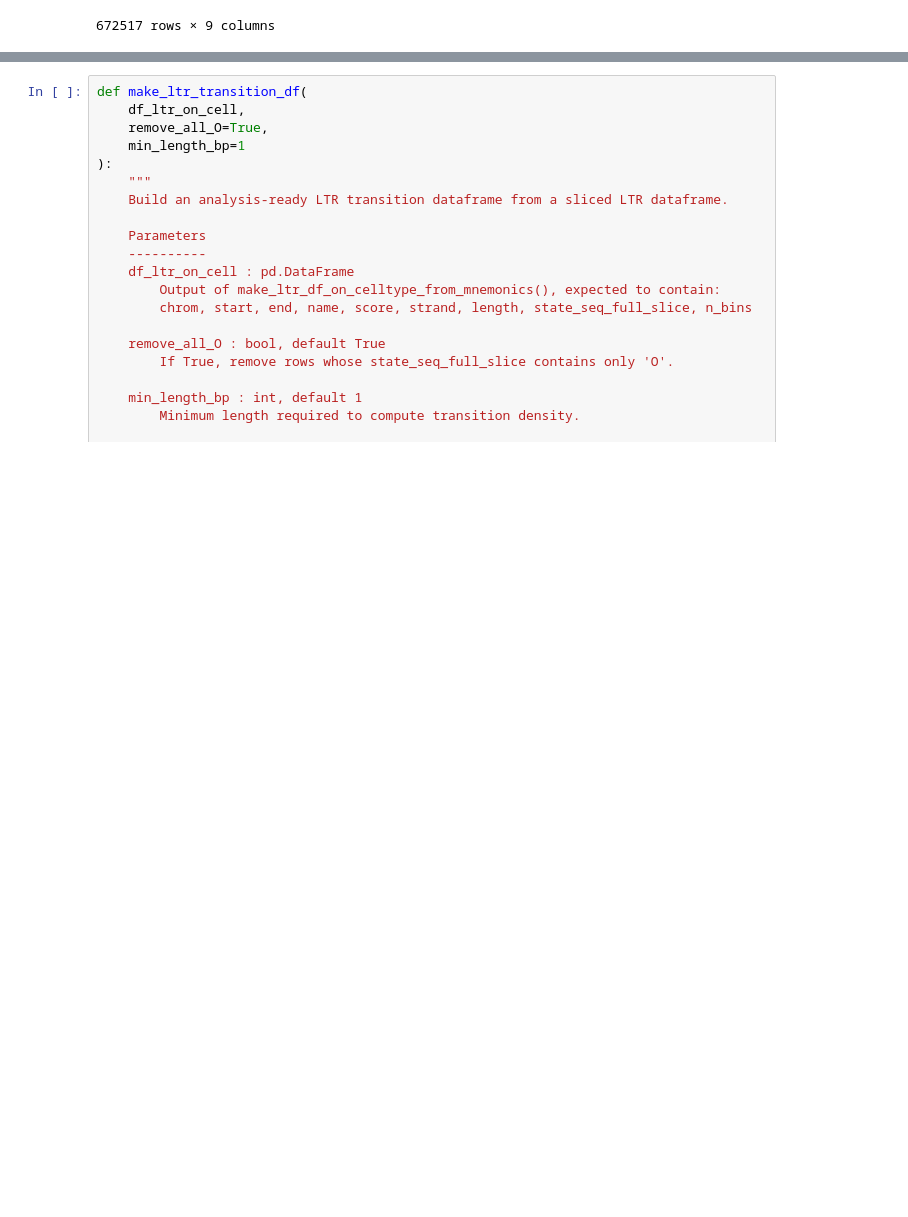
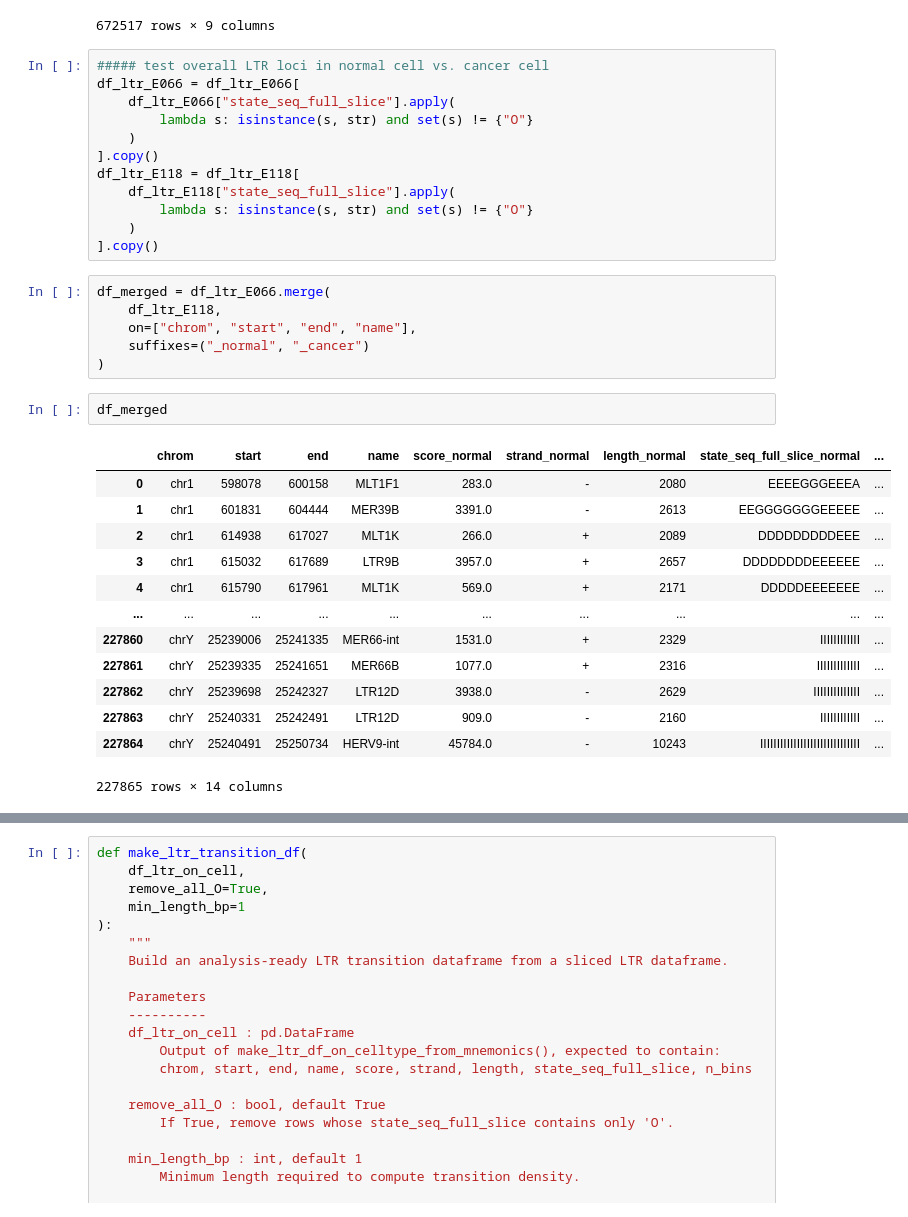
Before and after one commit to caocao0525/HERV, a Jupyter notebook: herv_util_test.ipynb, the cells around one changed output, grey strips where cells are left out. Saved outputs shown, nothing was run; the diff lists cells and outputs as text; blank space fills up the shorter version.

```diff
--- a/herv_util_test.ipynb
+++ b/herv_util_test.ipynb
@@ -227,3 +227,37 @@ df_ltr_E118
 | 719762 | chrY | 25240331 | 25242491 | LTR12D | 909.0 | - | 2160 | IIIIIIIIIIII | 12 |
 | 719763 | chrY | 25240491 | 25250734 | HERV9-int | 45784.0 | - | 10243 | IIIIIIIIIIIIIIIIIIIIIIIIIIII | 28 |
 672517 rows × 9 columns
+# %%
+##### test overall LTR loci in normal cell vs. cancer cell
+df_ltr_E066 = df_ltr_E066[
+    df_ltr_E066["state_seq_full_slice"].apply(
+        lambda s: isinstance(s, str) and set(s) != {"O"}
+    )
+].copy()
+df_ltr_E118 = df_ltr_E118[
+    df_ltr_E118["state_seq_full_slice"].apply(
+        lambda s: isinstance(s, str) and set(s) != {"O"}
+    )
+].copy()
+# %%
+df_merged = df_ltr_E066.merge(
+    df_ltr_E118,
+    on=["chrom", "start", "end", "name"],
+    suffixes=("_normal", "_cancer")
+)
+# %%
+df_merged
+# %% [output]
+|  | chrom | start | end | name | score_normal | strand_normal | length_normal | state_seq_full_slice_normal | ... |
+| 0 | chr1 | 598078 | 600158 | MLT1F1 | 283.0 | - | 2080 | EEEEGGGEEEA | ... |
+| 1 | chr1 | 601831 | 604444 | MER39B | 3391.0 | - | 2613 | EEGGGGGGGEEEEE | ... |
+| 2 | chr1 | 614938 | 617027 | MLT1K | 266.0 | + | 2089 | DDDDDDDDDEEE | ... |
+| 3 | chr1 | 615032 | 617689 | LTR9B | 3957.0 | + | 2657 | DDDDDDDDEEEEEE | ... |
+| 4 | chr1 | 615790 | 617961 | MLT1K | 569.0 | + | 2171 | DDDDDEEEEEEE | ... |
+| ... | ... | ... | ... | ... | ... | ... | ... | ... | ... |
+| 227860 | chrY | 25239006 | 25241335 | MER66-int | 1531.0 | + | 2329 | IIIIIIIIIIII | ... |
+| 227861 | chrY | 25239335 | 25241651 | MER66B | 1077.0 | + | 2316 | IIIIIIIIIIIII | ... |
+| 227862 | chrY | 25239698 | 25242327 | LTR12D | 3938.0 | - | 2629 | IIIIIIIIIIIIII | ... |
+| 227863 | chrY | 25240331 | 25242491 | LTR12D | 909.0 | - | 2160 | IIIIIIIIIIII | ... |
+| 227864 | chrY | 25240491 | 25250734 | HERV9-int | 45784.0 | - | 10243 | IIIIIIIIIIIIIIIIIIIIIIIIIIIIII | ... |
+227865 rows × 14 columns
```
Also changed, not shown: parts of 6 cells of this notebook.
